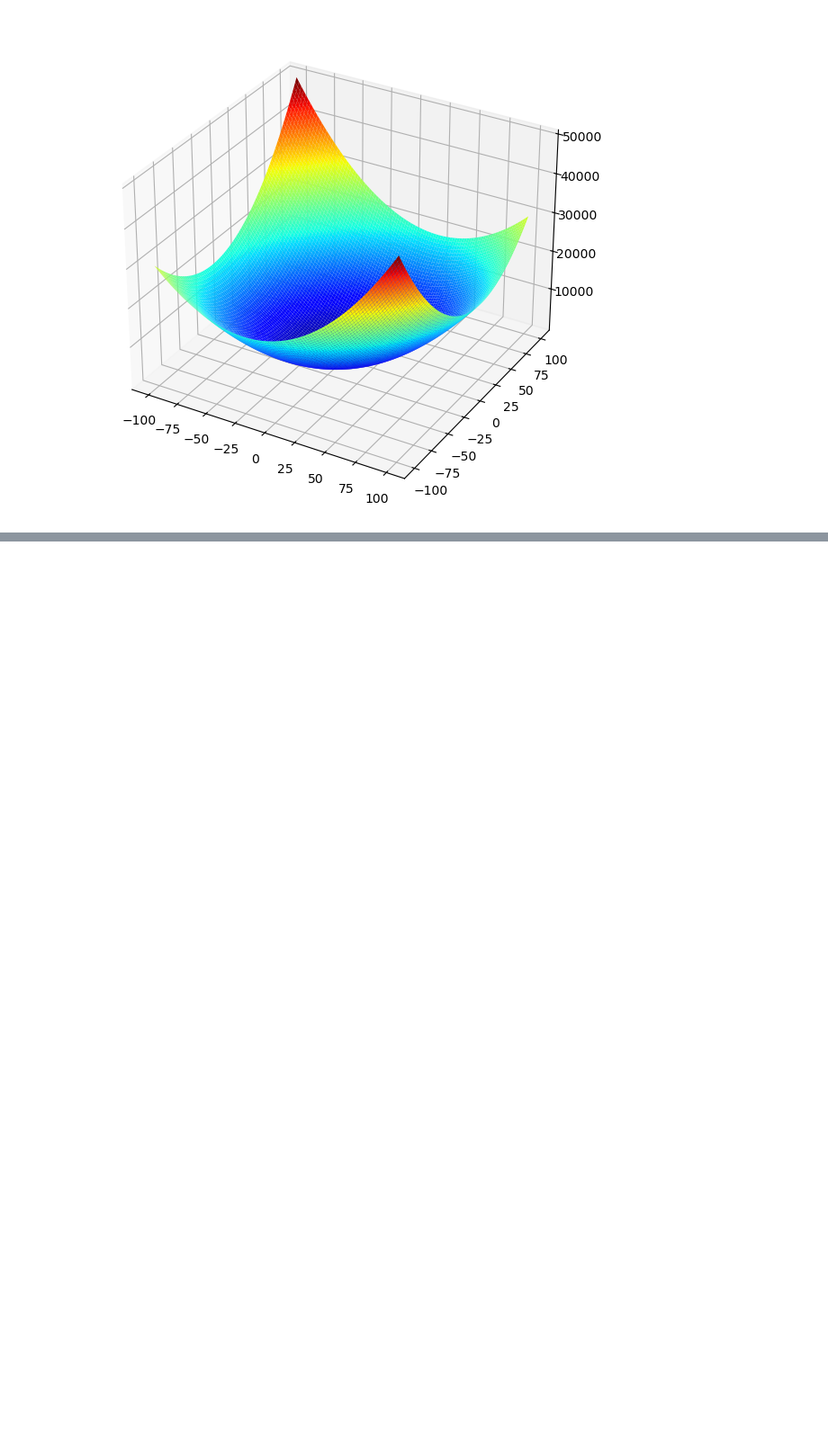
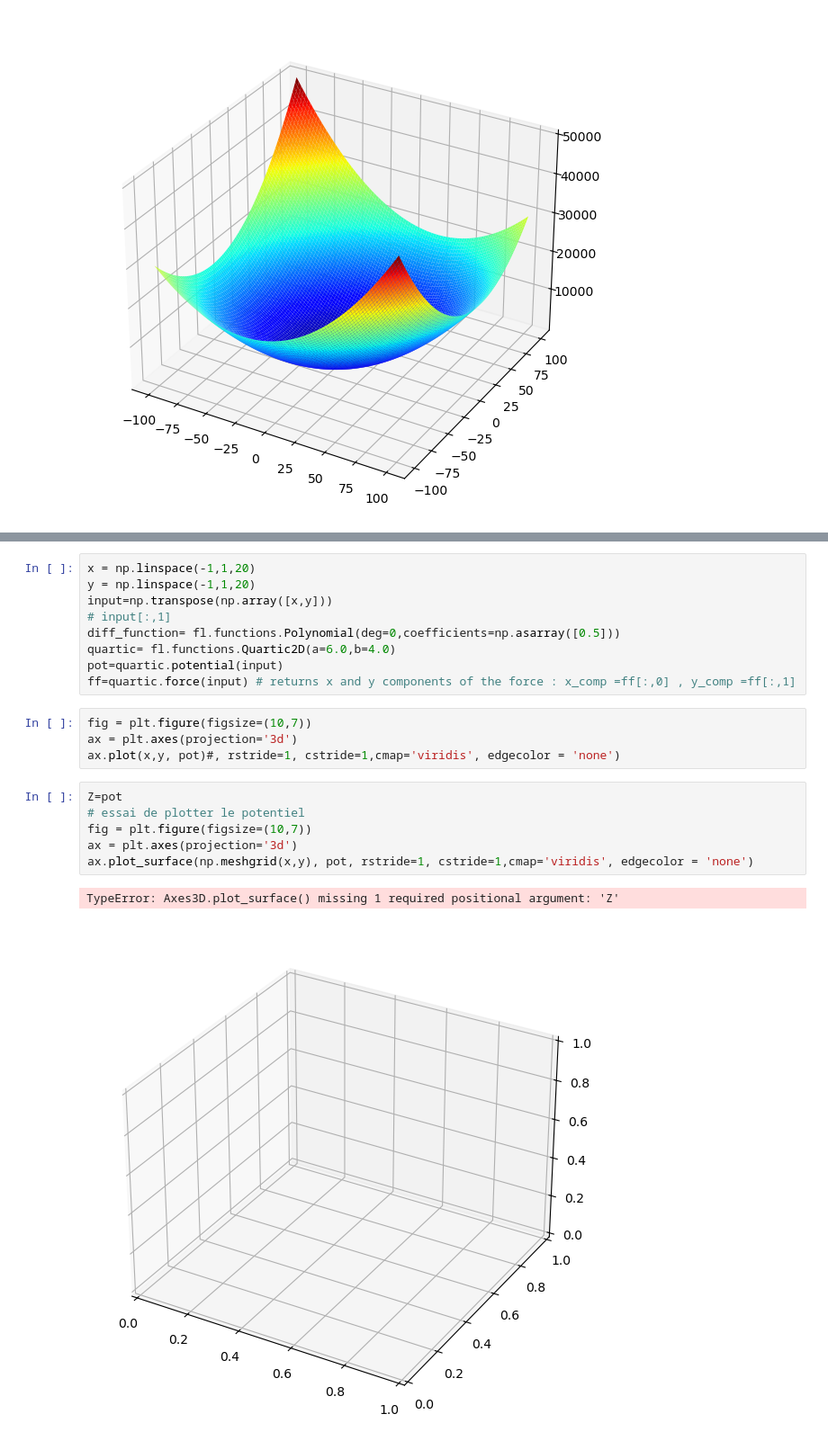
Before and after one commit to langevinmodel/folie, a Jupyter notebook: toy models/2D Double Well.ipynb, the cells around one changed output, grey strips where cells are left out. Shown at 90% size. Cells and saved outputs as stored; diff of their text form; blank space fills up the shorter version.

```diff
--- a/toy models/2D Double Well.ipynb
+++ b/toy models/2D Double Well.ipynb
@@ -31,0 +103,22 @@ ax.plot_surface(X, Y, Z, rstride=1, cstride=1,cmap='jet', edgecolor = 'none')
+# %%
+x = np.linspace(-1,1,20)
+y = np.linspace(-1,1,20)
+input=np.transpose(np.array([x,y]))
+# input[:,1]
+diff_function= fl.functions.Polynomial(deg=0,coefficients=np.asarray([0.5]))
+quartic= fl.functions.Quartic2D(a=6.0,b=4.0)
+pot=quartic.potential(input)
+ff=quartic.force(input) # returns x and y components of the force : x_comp =ff[:,0] , y_comp =ff[:,1]
+# %%
+fig = plt.figure(figsize=(10,7))
+ax = plt.axes(projection='3d')
+ax.plot(x,y, pot)#, rstride=1, cstride=1,cmap='viridis', edgecolor = 'none')
+# %%
+Z=pot
+# essai de plotter le potentiel
+fig = plt.figure(figsize=(10,7))
+ax = plt.axes(projection='3d')
+ax.plot_surface(np.meshgrid(x,y), pot, rstride=1, cstride=1,cmap='viridis', edgecolor = 'none')
+# %% [output]
+TypeError: Axes3D.plot_surface() missing 1 required positional argument: 'Z'
+[figure, added]
```
Also changed, not shown: parts of 24 cells of this notebook, 1 other file.
